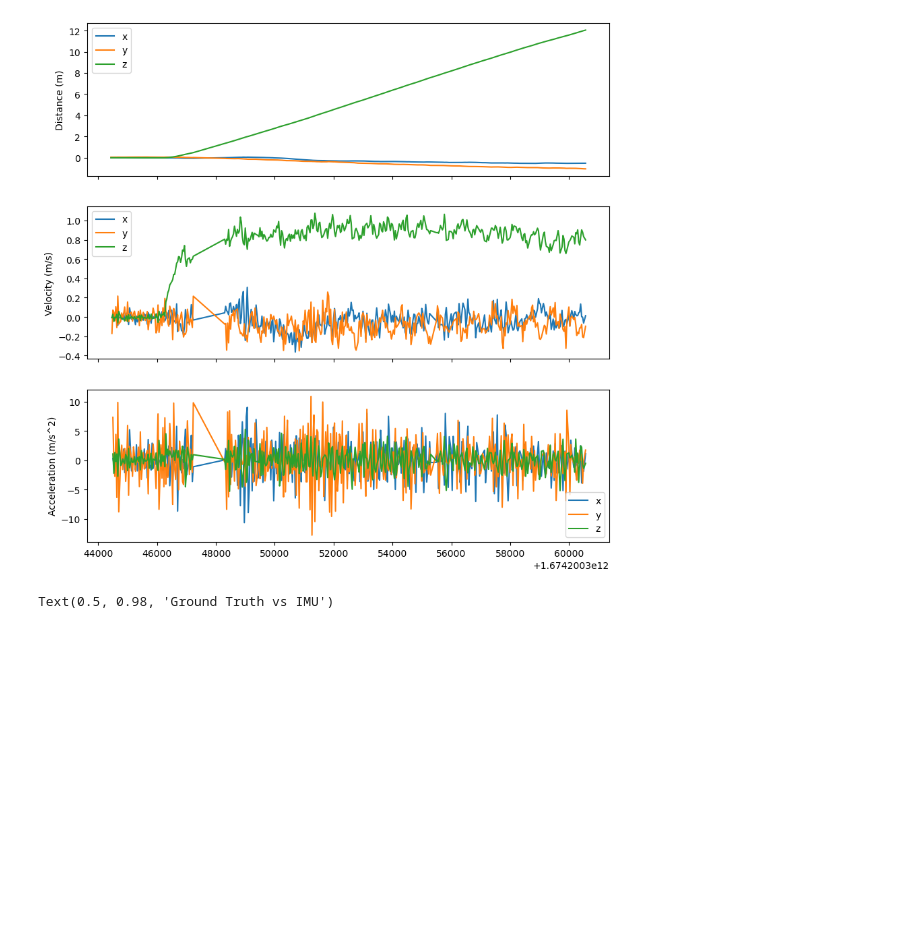
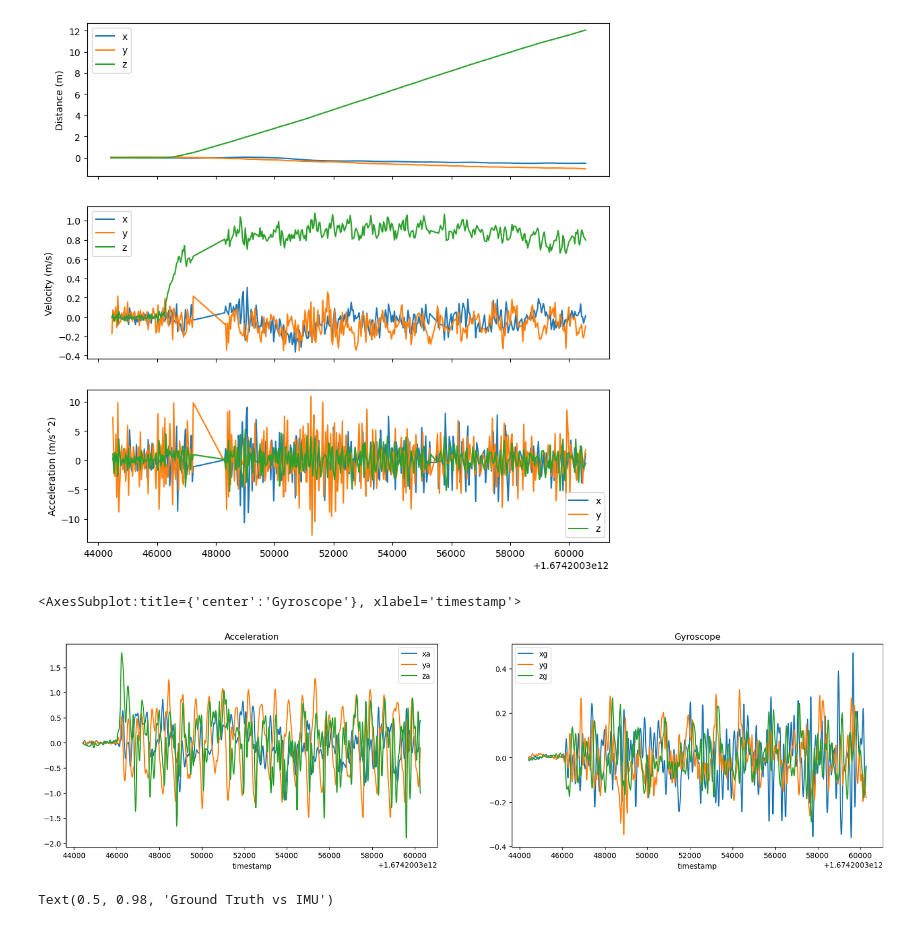
Before and after one commit to localization-as-a-service/local-registration, a Jupyter notebook: imu_depth_fusion.ipynb, the cells around one changed output. Saved outputs shown, nothing was run; the diff lists cells and outputs as text; code cells hidden in the pictures; blank space fills up the shorter version.

```diff
--- a/imu_depth_fusion.ipynb
+++ b/imu_depth_fusion.ipynb
@@ -175,6 +183,14 @@ ax[2].legend()
 # %% [output]
 <matplotlib.legend.Legend at 0x...>
 [figure]
+# %%
+fig, ax = plt.subplots(1, 2, figsize=(20, 5))
+
+imu_df.plot(x="timestamp", y=["xa", "ya", "za"], ax=ax[0], title="Acceleration")
+imu_df.plot(x="timestamp", y=["xg", "yg", "zg"], ax=ax[1], title="Gyroscope")
+# %% [output]
+<AxesSubplot:title={'center':'Gyroscope'}, xlabel='timestamp'>
+[figure, added]
 # %%
 fig, ax = plt.subplots(2, 1, figsize=(10, 5), sharex=True)
 
```
Also changed, not shown: parts of 12 cells of this notebook, 2 other files.
